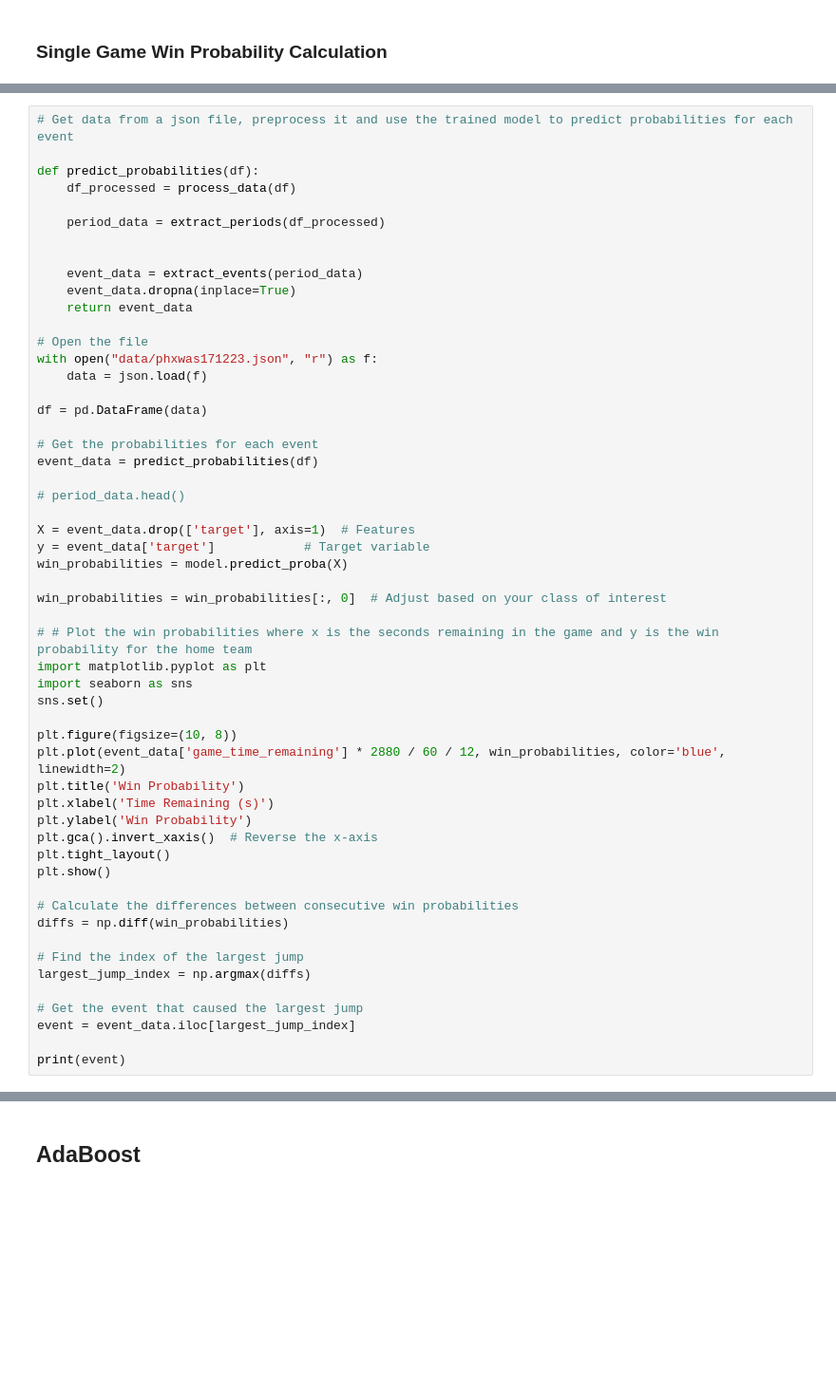
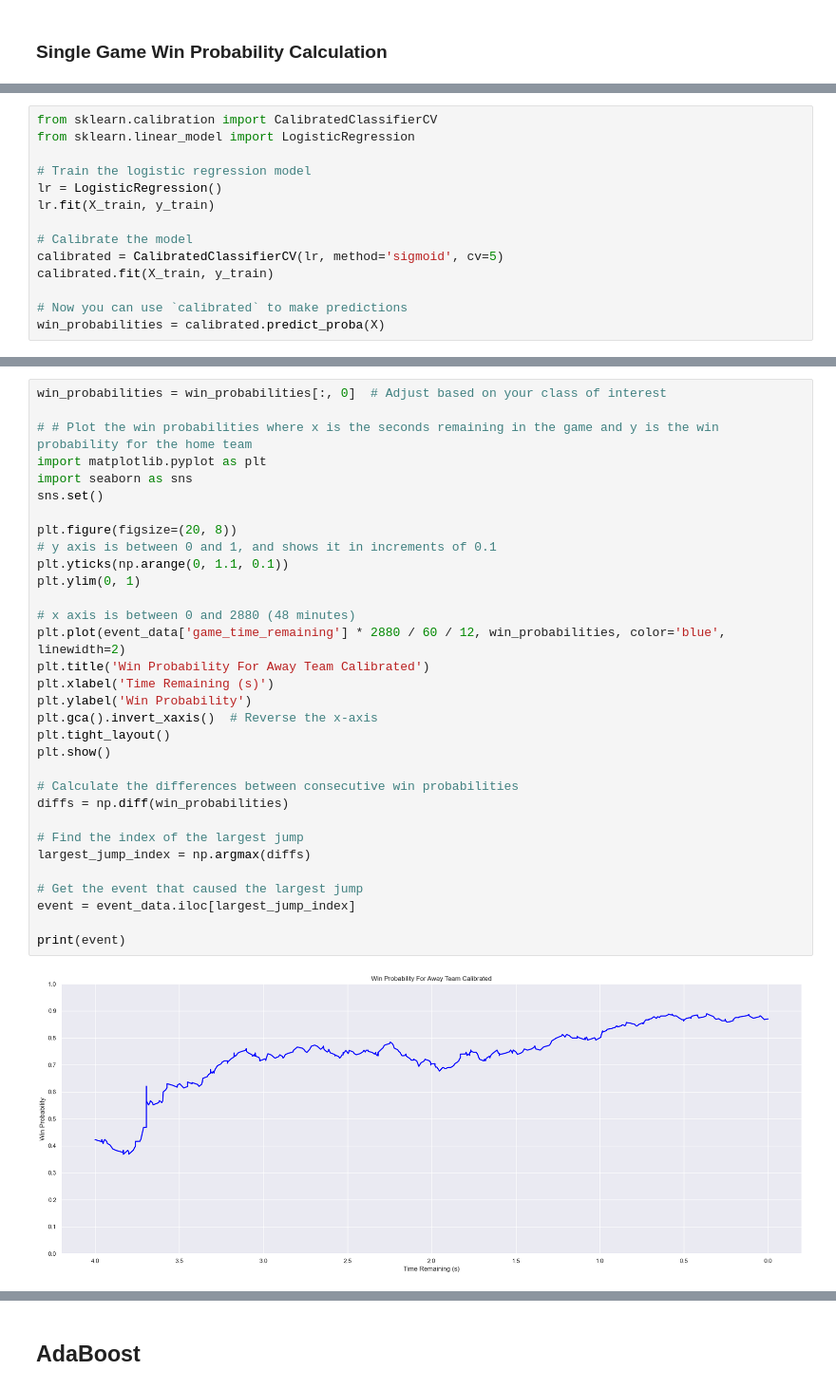
Before and after one commit to Sebastian-Sole/nba-win-probability-model, a Jupyter notebook: notebook.ipynb, the cells around one changed output, grey strips where cells are left out. Shown at 95% size. Cells and saved outputs as stored; diff of their text form; blank space fills up the shorter version.

```diff
--- a/notebook.ipynb
+++ b/notebook.ipynb
@@ -571,0 +696,14 @@ plt.show()
+# %%
+from sklearn.calibration import CalibratedClassifierCV
+from sklearn.linear_model import LogisticRegression
+
+# Train the logistic regression model
+lr = LogisticRegression()
+lr.fit(X_train, y_train)
+
+# Calibrate the model
+calibrated = CalibratedClassifierCV(lr, method='sigmoid', cv=5)
+calibrated.fit(X_train, y_train)
+
+# Now you can use `calibrated` to make predictions
+win_probabilities = calibrated.predict_proba(X)
@@ -572,55 +728,34 @@ plt.show()
 # %%
-# Get data from a json file, preprocess it and use the trained model to predict probabilities for each event
-
-def predict_probabilities(df):
-    df_processed = process_data(df)
-
-    period_data = extract_periods(df_processed)
-
-
-    event_data = extract_events(period_data)
-    event_data.dropna(inplace=True)
-    return event_data
-
-# Open the file
-with open("data/phxwas171223.json", "r") as f:
-    data = json.load(f)
-
-df = pd.DataFrame(data)
-
-# Get the probabilities for each event
-event_data = predict_probabilities(df)
-
-# period_data.head()
-
-X = event_data.drop(['target'], axis=1)  # Features
-y = event_data['target']            # Target variable
-win_probabilities = model.predict_proba(X)
-
 win_probabilities = win_probabilities[:, 0]  # Adjust based on your class of interest
 
 # # Plot the win probabilities where x is the seconds remaining in the game and y is the win probability for the home team
 import matplotlib.pyplot as plt
 import seaborn as sns
 sns.set()
 
-plt.figure(figsize=(10, 8))
+plt.figure(figsize=(20, 8))
+# y axis is between 0 and 1, and shows it in increments of 0.1
+plt.yticks(np.arange(0, 1.1, 0.1))
+plt.ylim(0, 1)
+
+# x axis is between 0 and 2880 (48 minutes)
 plt.plot(event_data['game_time_remaining'] * 2880 / 60 / 12, win_probabilities, color='blue', linewidth=2)
-plt.title('Win Probability')
+plt.title('Win Probability For Away Team Calibrated')
 plt.xlabel('Time Remaining (s)')
 plt.ylabel('Win Probability')
 plt.gca().invert_xaxis()  # Reverse the x-axis
 plt.tight_layout()
 plt.show()
 
 # Calculate the differences between consecutive win probabilities
 diffs = np.diff(win_probabilities)
 
 # Find the index of the largest jump
 largest_jump_index = np.argmax(diffs)
 
 # Get the event that caused the largest jump
 event = event_data.iloc[largest_jump_index]
 
 print(event)
 # %% [output]
+[figure, new version]
```
Also changed, not shown: parts of 4 cells of this notebook.
